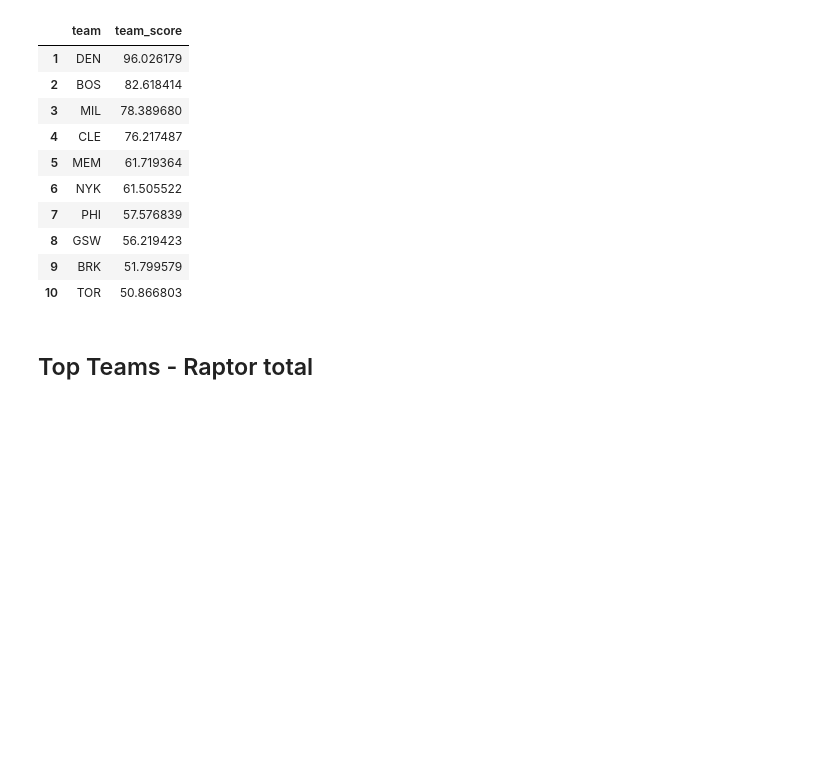
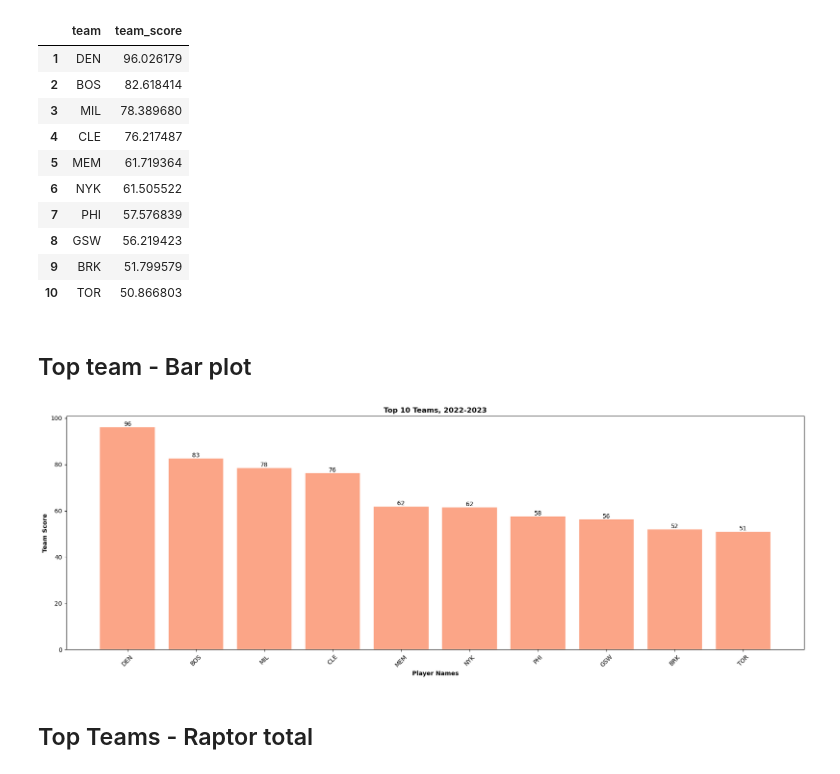
Before and after one commit to UzmaSayyeda/Project01, a Jupyter notebook: Top players_teams - Group 1 project.ipynb, the cells around one changed output. Cells and saved outputs as stored; diff of their text form; code cells hidden in the pictures; blank space fills up the shorter version.

```diff
--- a/Top players_teams - Group 1 project.ipynb
+++ b/Top players_teams - Group 1 project.ipynb
@@ -268,6 +320,15 @@ top_teams
 | 8 | GSW | 56.219423 |
 | 9 | BRK | 51.799579 |
 | 10 | TOR | 50.866803 |
+# %% [markdown]
+## Top team - Bar plot
+# %%
+team_score = top_teams["team_score"]
+teams = top_teams["team"]
+
+bar_plot(teams, team_score, "Team Score", "Teams, 2022-2023", (22,7))
+# %% [output]
+[figure, added]
 # %% [markdown]
 ## Top Teams - Raptor total
 # %%
```
Also changed, not shown: parts of 7 cells of this notebook.
